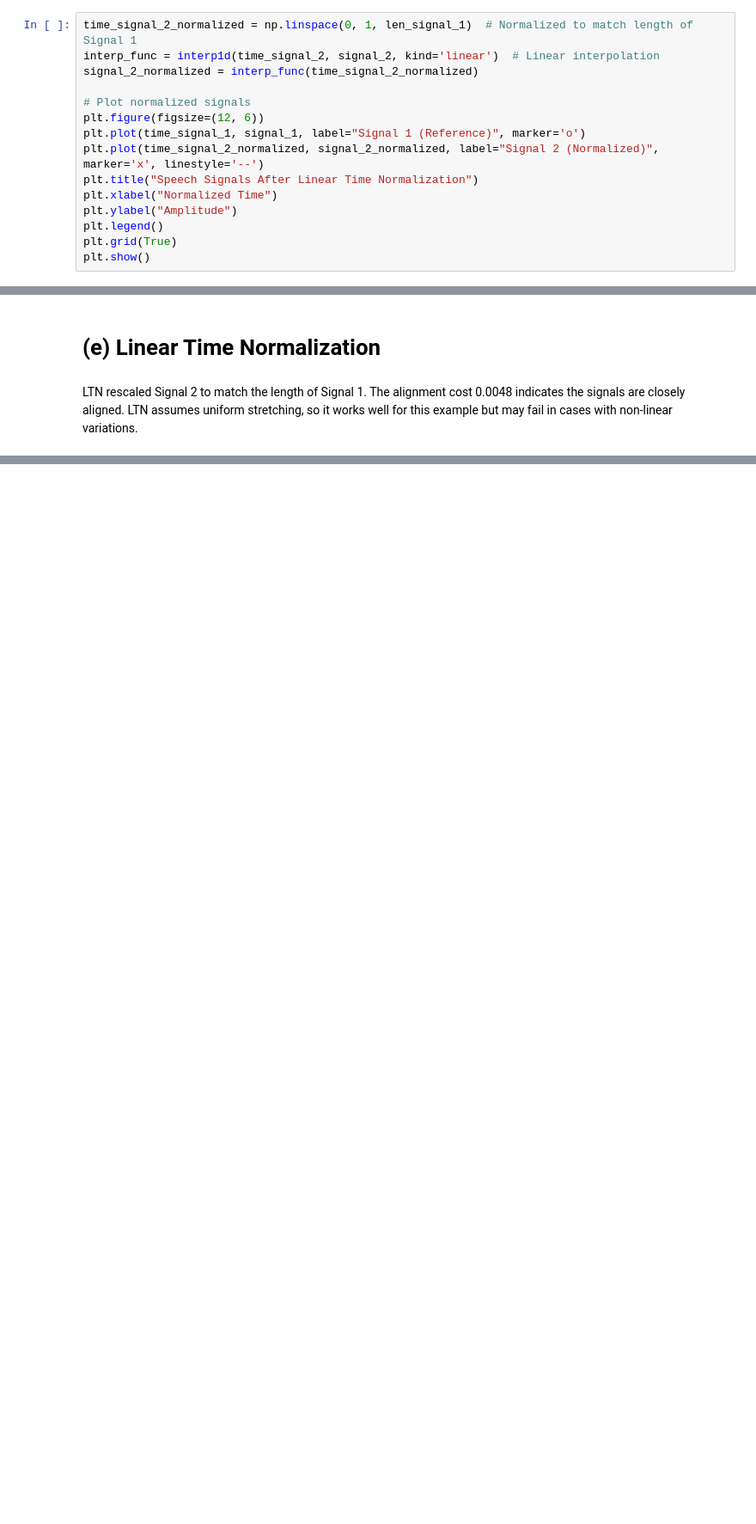
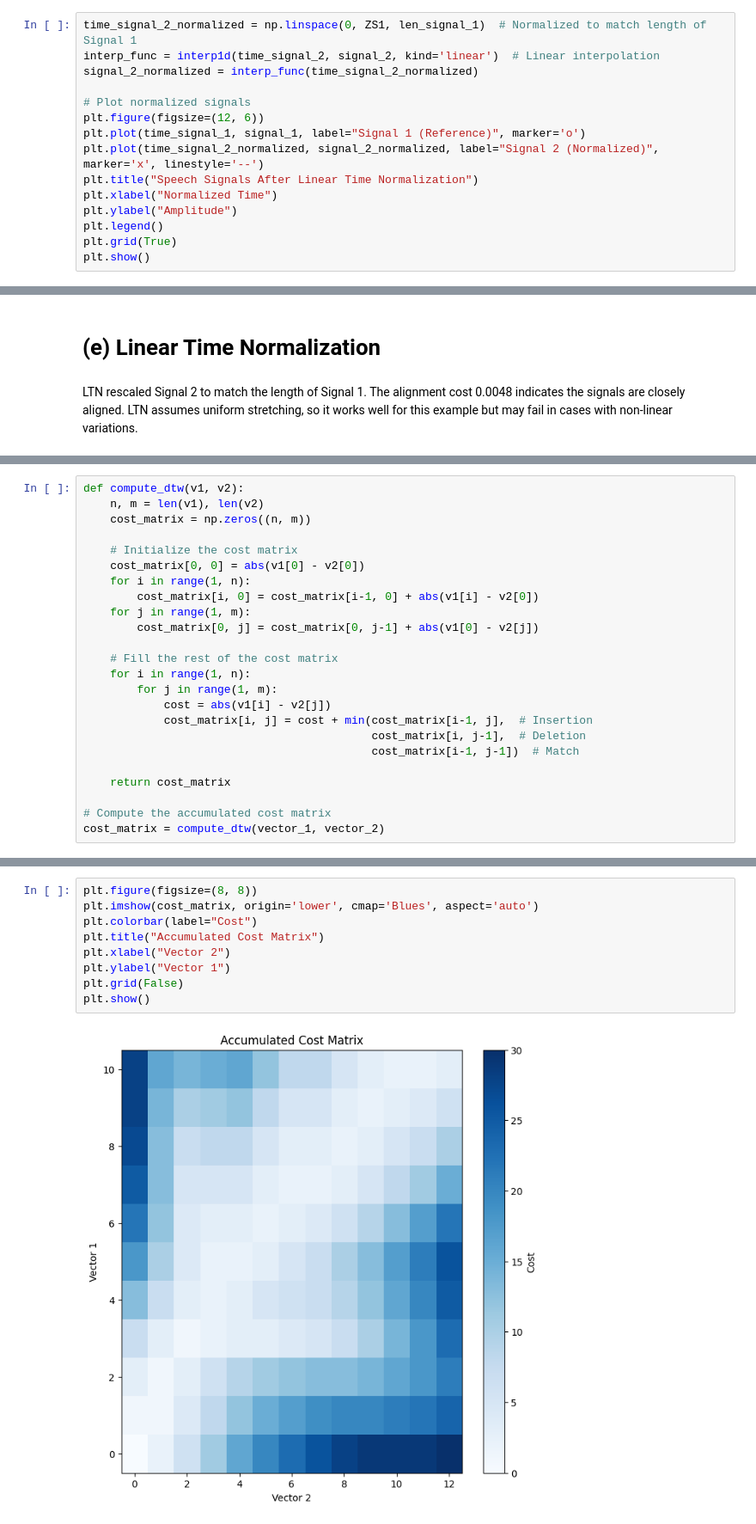
Before and after one commit to Aleena24/SpeechProcessing, a Jupyter notebook: timeAlignmentNormalization.ipynb, the cells around one changed output, grey strips where cells are left out. Shown: that part at 86% size. Saved outputs shown, nothing was run; the diff lists cells and outputs as text; blank space fills up the shorter version.

```diff
--- a/timeAlignmentNormalization.ipynb
+++ b/timeAlignmentNormalization.ipynb
@@ -42,5 +45,5 @@ plt.show()
 # %%
-time_signal_2_normalized = np.linspace(0, 1, len_signal_1)  # Normalized to match length of Signal 1
+time_signal_2_normalized = np.linspace(0, ZS1, len_signal_1)  # Normalized to match length of Signal 1
 interp_func = interp1d(time_signal_2, signal_2, kind='linear')  # Linear interpolation
 signal_2_normalized = interp_func(time_signal_2_normalized)
 
@@ -91,0 +120,24 @@ LTN assumes uniform stretching, so it works well for this example but may fail i
+# %%
+def compute_dtw(v1, v2):
+    n, m = len(v1), len(v2)
+    cost_matrix = np.zeros((n, m))
+
+    # Initialize the cost matrix
+    cost_matrix[0, 0] = abs(v1[0] - v2[0])
+    for i in range(1, n):
+        cost_matrix[i, 0] = cost_matrix[i-1, 0] + abs(v1[i] - v2[0])
+    for j in range(1, m):
+        cost_matrix[0, j] = cost_matrix[0, j-1] + abs(v1[0] - v2[j])
+
+    # Fill the rest of the cost matrix
+    for i in range(1, n):
+        for j in range(1, m):
+            cost = abs(v1[i] - v2[j])
+            cost_matrix[i, j] = cost + min(cost_matrix[i-1, j],  # Insertion
+                                           cost_matrix[i, j-1],  # Deletion
+                                           cost_matrix[i-1, j-1])  # Match
+
+    return cost_matrix
+
+# Compute the accumulated cost matrix
+cost_matrix = compute_dtw(vector_1, vector_2)
@@ -91,0 +146,11 @@ LTN assumes uniform stretching, so it works well for this example but may fail i
+# %%
+plt.figure(figsize=(8, 8))
+plt.imshow(cost_matrix, origin='lower', cmap='Blues', aspect='auto')
+plt.colorbar(label="Cost")
+plt.title("Accumulated Cost Matrix")
+plt.xlabel("Vector 2")
+plt.ylabel("Vector 1")
+plt.grid(False)
+plt.show()
+# %% [output]
+[figure, added]
```
Also changed, not shown: parts of 15 cells of this notebook.
